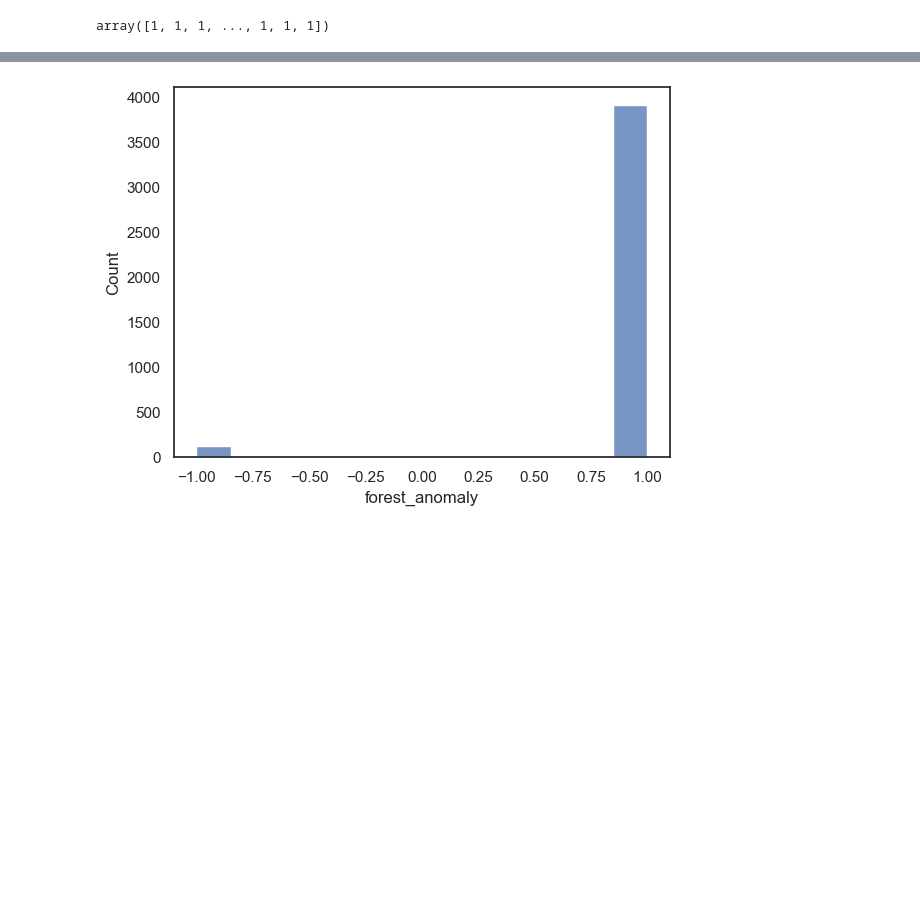
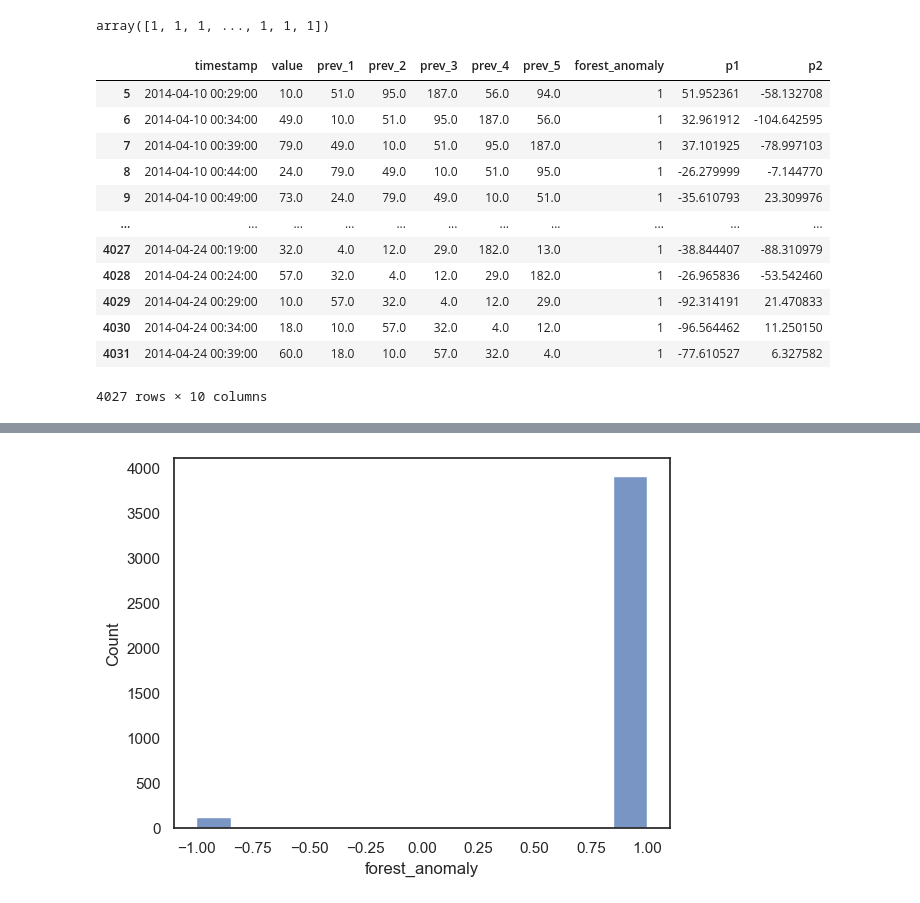
Before and after one commit to sedwna/detecting-anomalies-in-AWS-CloudWatch-data, a Jupyter notebook: src/Isolation_Forest.ipynb, the cells around one changed output, grey strips where cells are left out. Saved outputs shown, nothing was run; the diff lists cells and outputs as text; code cells hidden in the pictures; blank space fills up the shorter version.

```diff
--- a/src/Isolation_Forest.ipynb
+++ b/src/Isolation_Forest.ipynb
@@ -97,6 +97,21 @@ labels # 1 = normal & -1 = anomaly
 array([1, 1, 1, ..., 1, 1, 1])
 # %%
 df['forest_anomaly'] = labels
+df
+# %% [output]
+|  | timestamp | value | prev_1 | prev_2 | prev_3 | prev_4 | prev_5 | forest_anomaly | p1 | p2 |
+| 5 | 2014-04-10 00:29:00 | 10.0 | 51.0 | 95.0 | 187.0 | 56.0 | 94.0 | 1 | 51.952361 | -58.132708 |
+| 6 | 2014-04-10 00:34:00 | 49.0 | 10.0 | 51.0 | 95.0 | 187.0 | 56.0 | 1 | 32.961912 | -104.642595 |
+| 7 | 2014-04-10 00:39:00 | 79.0 | 49.0 | 10.0 | 51.0 | 95.0 | 187.0 | 1 | 37.101925 | -78.997103 |
+| 8 | 2014-04-10 00:44:00 | 24.0 | 79.0 | 49.0 | 10.0 | 51.0 | 95.0 | 1 | -26.279999 | -7.144770 |
+| 9 | 2014-04-10 00:49:00 | 73.0 | 24.0 | 79.0 | 49.0 | 10.0 | 51.0 | 1 | -35.610793 | 23.309976 |
+| ... | ... | ... | ... | ... | ... | ... | ... | ... | ... | ... |
+| 4027 | 2014-04-24 00:19:00 | 32.0 | 4.0 | 12.0 | 29.0 | 182.0 | 13.0 | 1 | -38.844407 | -88.310979 |
+| 4028 | 2014-04-24 00:24:00 | 57.0 | 32.0 | 4.0 | 12.0 | 29.0 | 182.0 | 1 | -26.965836 | -53.542460 |
+| 4029 | 2014-04-24 00:29:00 | 10.0 | 57.0 | 32.0 | 4.0 | 12.0 | 29.0 | 1 | -92.314191 | 21.470833 |
+| 4030 | 2014-04-24 00:34:00 | 18.0 | 10.0 | 57.0 | 32.0 | 4.0 | 12.0 | 1 | -96.564462 | 11.250150 |
+| 4031 | 2014-04-24 00:39:00 | 60.0 | 18.0 | 10.0 | 57.0 | 32.0 | 4.0 | 1 | -77.610527 | 6.327582 |
+4027 rows × 10 columns
 # %%
 plt.figure(figsize=(14,5))
 # plot the parrt of data frame
```
Also changed, not shown: parts of 2 cells of this notebook.
